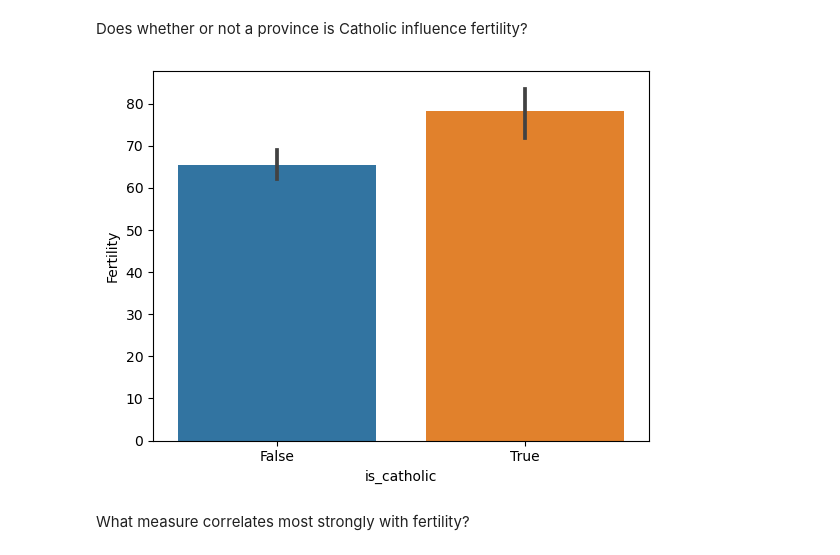
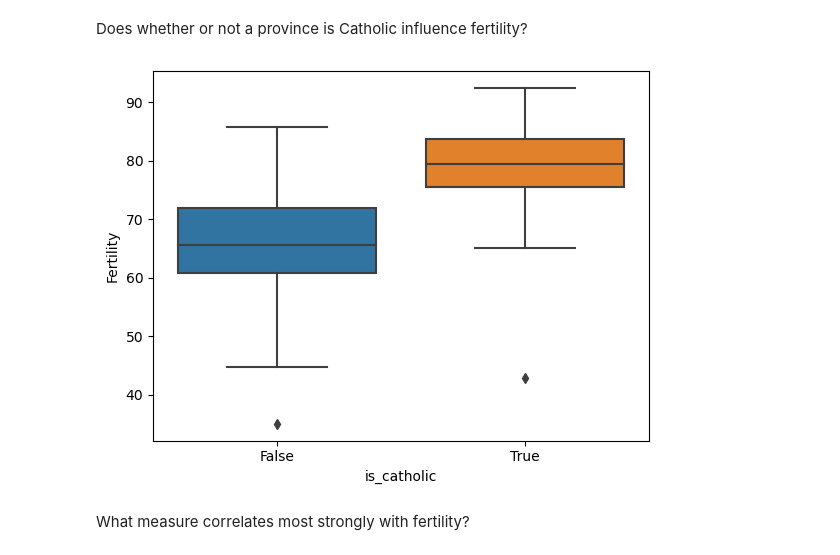
Before and after one commit to DHILL2123/python-exercises, a Jupyter notebook: Seaborn_exercises.ipynb, the cells around one changed output. Saved outputs shown, nothing was run; the diff lists cells and outputs as text; code cells hidden in the pictures.

```diff
--- a/Seaborn_exercises.ipynb
+++ b/Seaborn_exercises.ipynb
@@ -207,9 +228,9 @@ dfswiss['is_catholic'] = dfswiss['Catholic'] >= 51
 Does whether or not a province is Catholic influence fertility?
 # %%
 #yes, fertility is higher in catholics
-sns.barplot(data=dfswiss, x="is_catholic", y='Fertility')
+sns.boxplot(data=dfswiss, x="is_catholic", y='Fertility')
 plt.show()
 # %% [output]
-[figure, old version]
+[figure, new version]
 # %% [markdown]
 What measure correlates most strongly with fertility?
```
Also changed, not shown: parts of 12 cells of this notebook, 2 other files.
